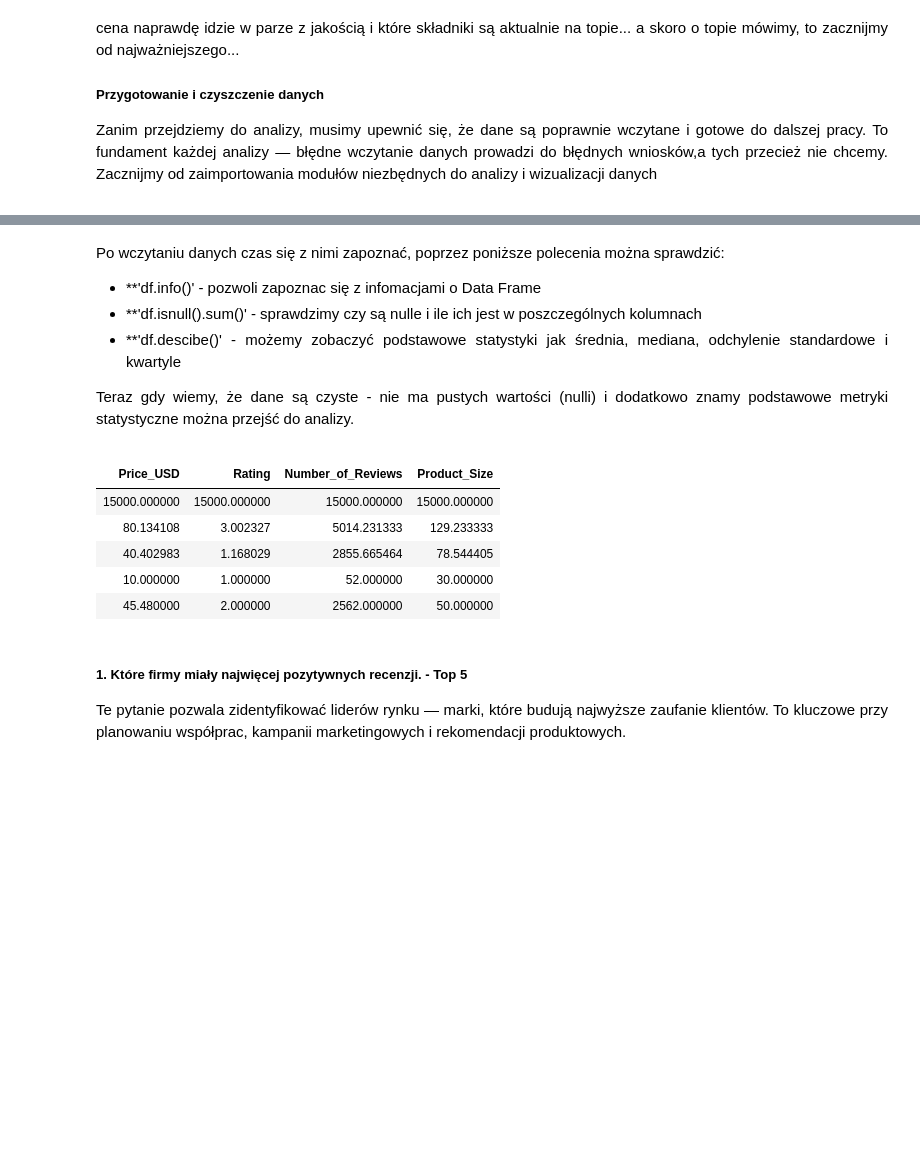
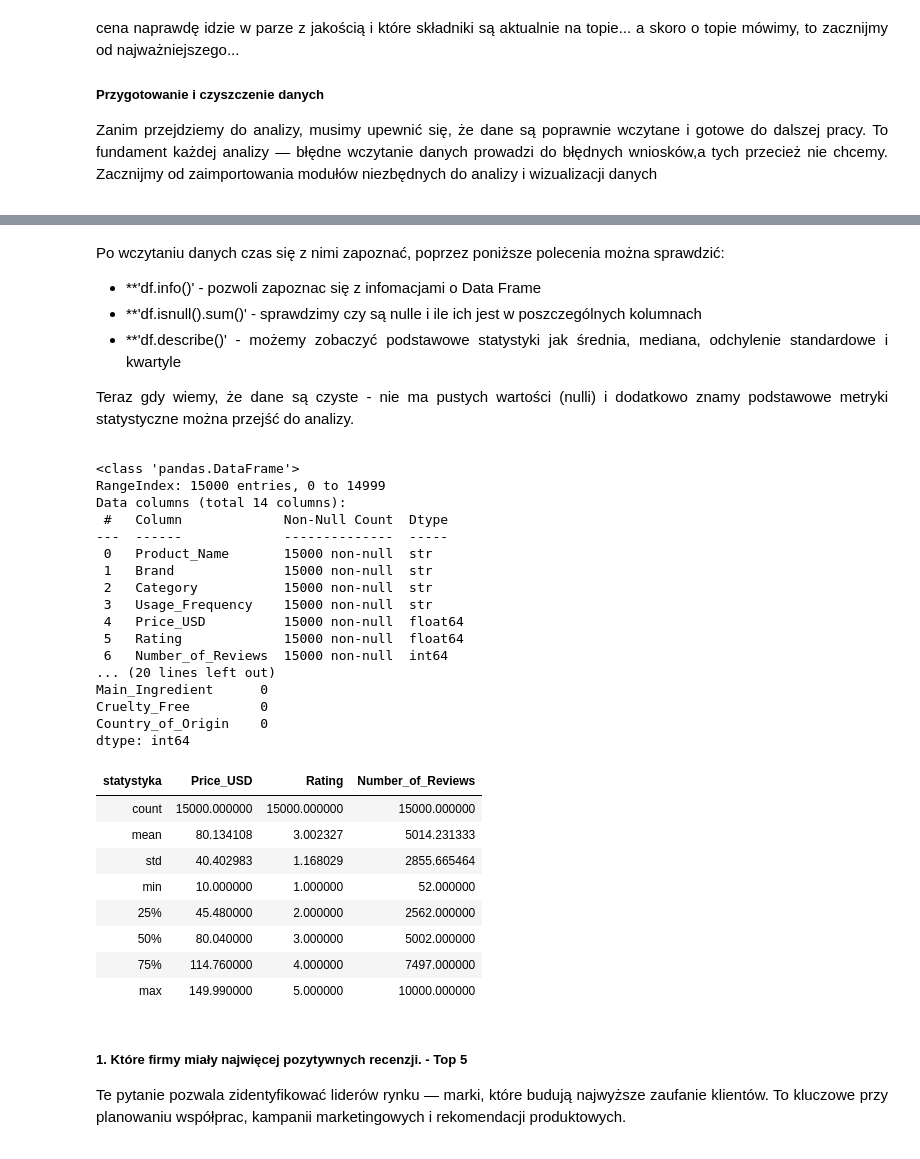
Before and after one commit to kamila-dudzinska/Top_Beauty, a Jupyter notebook: Analiza.ipynb, the cells around one changed output, grey strips where cells are left out. Saved outputs shown, nothing was run; the diff lists cells and outputs as text; code cells hidden in the pictures; blank space fills up the shorter version.

```diff
--- a/Analiza.ipynb
+++ b/Analiza.ipynb
@@ -73,41 +54,47 @@ table_style
 Po wczytaniu danych czas się z nimi zapoznać, poprzez poniższe polecenia można sprawdzić:
 * **'df.info()' - pozwoli zapoznac się z infomacjami o Data Frame
 * **'df.isnull().sum()' - sprawdzimy czy są nulle i ile ich jest w poszczególnych kolumnach
-* **'df.descibe()' - możemy zobaczyć podstawowe statystyki jak średnia, mediana, odchylenie standardowe i kwartyle
+* **'df.describe()' - możemy zobaczyć podstawowe statystyki jak średnia, mediana, odchylenie standardowe i kwartyle
 
 Teraz gdy wiemy, że dane są czyste - nie ma pustych wartości (nulli) i dodatkowo znamy podstawowe metryki statystyczne można przejść do analizy.
 
 </div>
 # %%
-df = df.describe()
+# informacje o kolumnach i sprawdzenie nulli
+df.info()
+print(df.isnull().sum())
 
-# formatowanie nagłówka tabeli
-naglowek = df.columns[0]
+# podstawowe statystyki zapisujemy do osobnej zmiennej, żeby nie nadpisać df
+opis = df.describe().reset_index().rename(columns={'index': 'statystyka'})
 
-table_style = df.head(5).style.set_table_styles([
-    {
-        'selector':'th',
-        'props':[
-            ('font-weight', 'bold'),                #pogrubienie
-            ('background-color', '#D291BC'),      #kolor tla - lawendowy
-            ('color', 'white'),                     #kolor czcionki
-            ('text-align', 'center'),               #wysrodkowanie
-            ('padding', '8px')
-        ]
-    }
-]).set_properties(
-    **{'font-weight':'bold'},                       #pogrubienie pierwszej kolumny
-    subset=[naglowek]
-).hide(axis='index')
-
-table_style
+pokaz_tabele(opis, ile=8)
 # %% [output]
+<class 'pandas.DataFrame'>
+RangeIndex: 15000 entries, 0 to 14999
+Data columns (total 14 columns):
+ #   Column             Non-Null Count  Dtype
+---  ------             --------------  -----
+ 0   Product_Name       15000 non-null  str
+ 1   Brand              15000 non-null  str
+ 2   Category           15000 non-null  str
+ 3   Usage_Frequency    15000 non-null  str
+ 4   Price_USD          15000 non-null  float64
+ 5   Rating             15000 non-null  float64
+ 6   Number_of_Reviews  15000 non-null  int64
+... (20 lines left out)
+Main_Ingredient      0
+Cruelty_Free         0
+Country_of_Origin    0
+dtype: int64
-| Price_USD | Rating | Number_of_Reviews | Product_Size |
-| 15000.000000 | 15000.000000 | 15000.000000 | 15000.000000 |
-| 80.134108 | 3.002327 | 5014.231333 | 129.233333 |
-| 40.402983 | 1.168029 | 2855.665464 | 78.544405 |
-| 10.000000 | 1.000000 | 52.000000 | 30.000000 |
-| 45.480000 | 2.000000 | 2562.000000 | 50.000000 |
+| statystyka | Price_USD | Rating | Number_of_Reviews |
+| count | 15000.000000 | 15000.000000 | 15000.000000 |
+| mean | 80.134108 | 3.002327 | 5014.231333 |
+| std | 40.402983 | 1.168029 | 2855.665464 |
+| min | 10.000000 | 1.000000 | 52.000000 |
+| 25% | 45.480000 | 2.000000 | 2562.000000 |
+| 50% | 80.040000 | 3.000000 | 5002.000000 |
+| 75% | 114.760000 | 4.000000 | 7497.000000 |
+| max | 149.990000 | 5.000000 | 10000.000000 |
 # %% [markdown]
 ##### 1. Które firmy miały najwięcej pozytywnych recenzji. - Top 5
 
```
Also changed, not shown: parts of 16 cells of this notebook.
